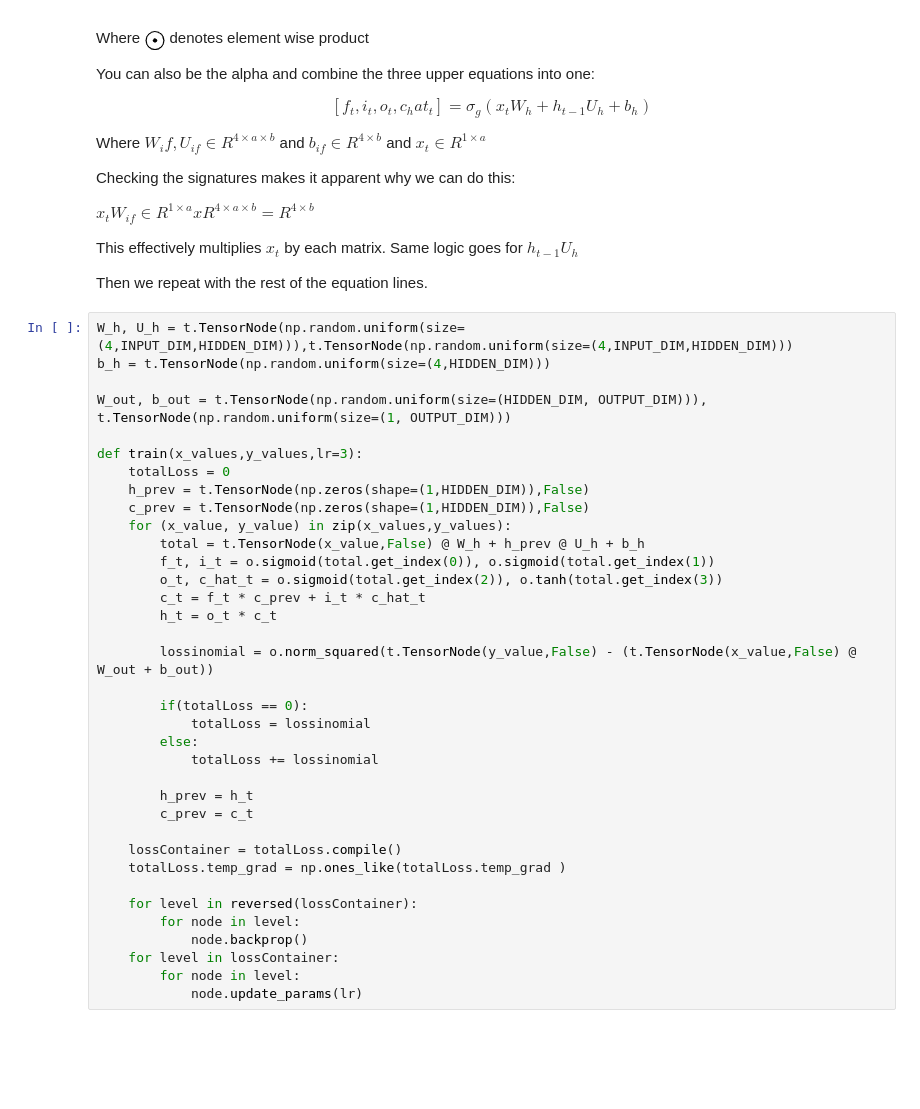
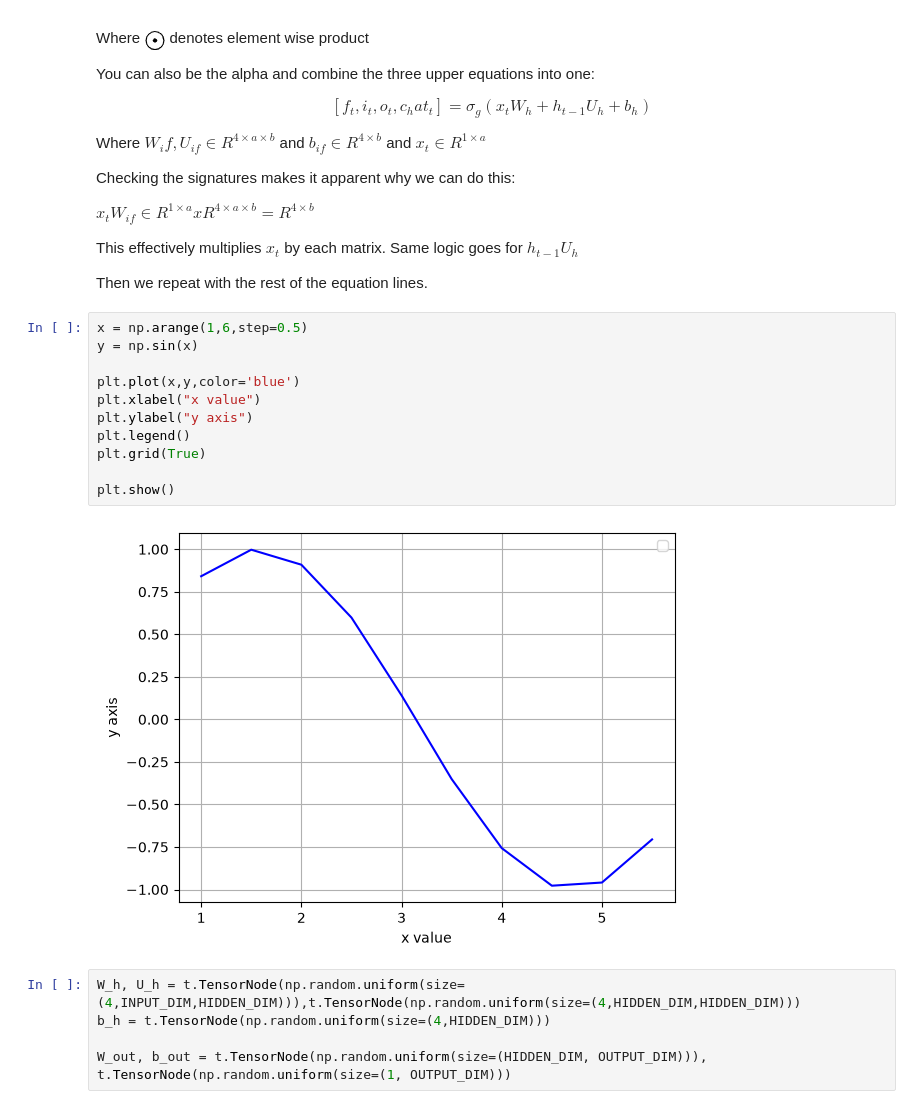
Before and after one commit to gamedoescool/ComputationalGraph, a Jupyter notebook: src/RNN_test.ipynb, the cells around one changed output. Saved outputs shown, nothing was run; the diff lists cells and outputs as text; blank space fills up the shorter version.

```diff
--- a/src/RNN_test.ipynb
+++ b/src/RNN_test.ipynb
@@ -110,39 +113,21 @@ $x_tW_{if} \in R^{1 \times a} x R^{4 \times a \times b} = R^{4 \times b}$
 This effectively multiplies $x_t$ by each matrix. Same logic goes for $h_{t-1}U_h$
 
 Then we repeat with the rest of the equation lines.
-# %%
-W_h, U_h = t.TensorNode(np.random.uniform(size=(4,INPUT_DIM,HIDDEN_DIM))),t.TensorNode(np.random.uniform(size=(4,INPUT_DIM,HIDDEN_DIM)))
-b_h = t.TensorNode(np.random.uniform(size=(4,HIDDEN_DIM)))
-
-W_out, b_out = t.TensorNode(np.random.uniform(size=(HIDDEN_DIM, OUTPUT_DIM))), t.TensorNode(np.random.uniform(size=(1, OUTPUT_DIM)))
-
-def train(x_values,y_values,lr=3):
-    totalLoss = 0
-    h_prev = t.TensorNode(np.zeros(shape=(1,HIDDEN_DIM)),False)
-    c_prev = t.TensorNode(np.zeros(shape=(1,HIDDEN_DIM)),False)
-    for (x_value, y_value) in zip(x_values,y_values):
-        total = t.TensorNode(x_value,False) @ W_h + h_prev @ U_h + b_h
-        f_t, i_t = o.sigmoid(total.get_index(0)), o.sigmoid(total.get_index(1))
-        o_t, c_hat_t = o.sigmoid(total.get_index(2)), o.tanh(total.get_index(3))
-        c_t = f_t * c_prev + i_t * c_hat_t
-        h_t = o_t * c_t
-
-        lossinomial = o.norm_squared(t.TensorNode(y_value,False) - (t.TensorNode(x_value,False) @ W_out + b_out))
-
-        if(totalLoss == 0):
-            totalLoss = lossinomial
-        else:
-            totalLoss += lossinomial
-
-        h_prev = h_t
-        c_prev = c_t
-
-    lossContainer = totalLoss.compile()
-    totalLoss.temp_grad = np.ones_like(totalLoss.temp_grad )
-
-    for level in reversed(lossContainer):
-        for node in level:
-            node.backprop()
-    for level in lossContainer:
-        for node in level:
-            node.update_params(lr)
+# %%
+x = np.arange(1,6,step=0.5)
+y = np.sin(x)
+
+plt.plot(x,y,color='blue')
+plt.xlabel("x value")
+plt.ylabel("y axis")
+plt.legend()
+plt.grid(True)
+
+plt.show()
+# %% [output]
+[figure, added]
+# %%
+W_h, U_h = t.TensorNode(np.random.uniform(size=(4,INPUT_DIM,HIDDEN_DIM))),t.TensorNode(np.random.uniform(size=(4,HIDDEN_DIM,HIDDEN_DIM)))
+b_h = t.TensorNode(np.random.uniform(size=(4,HIDDEN_DIM)))
+
+W_out, b_out = t.TensorNode(np.random.uniform(size=(HIDDEN_DIM, OUTPUT_DIM))), t.TensorNode(np.random.uniform(size=(1, OUTPUT_DIM)))
```
Also changed, not shown: parts of 5 cells of this notebook.
